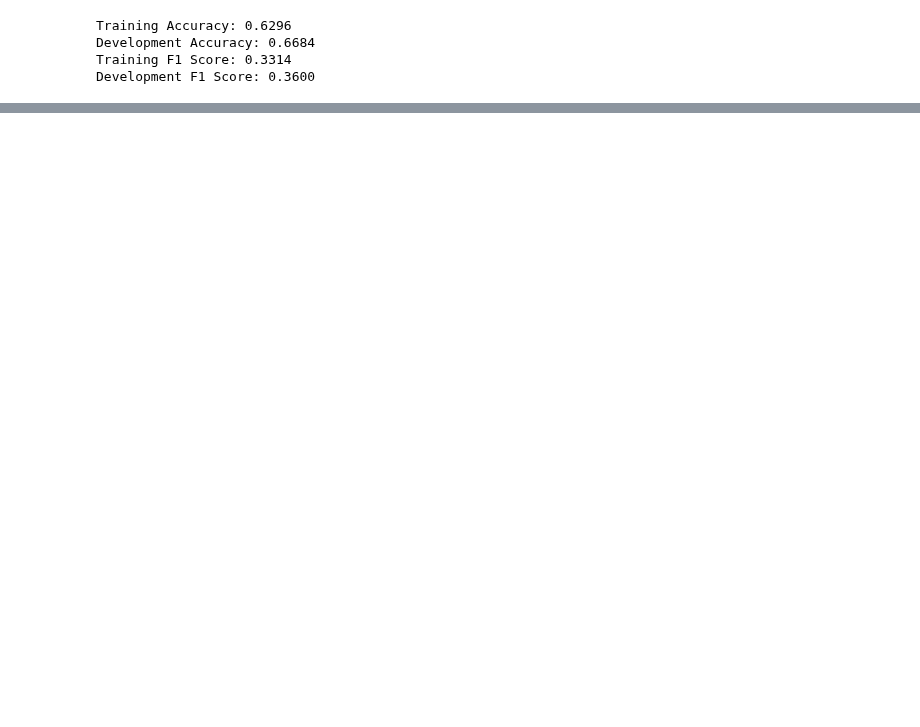
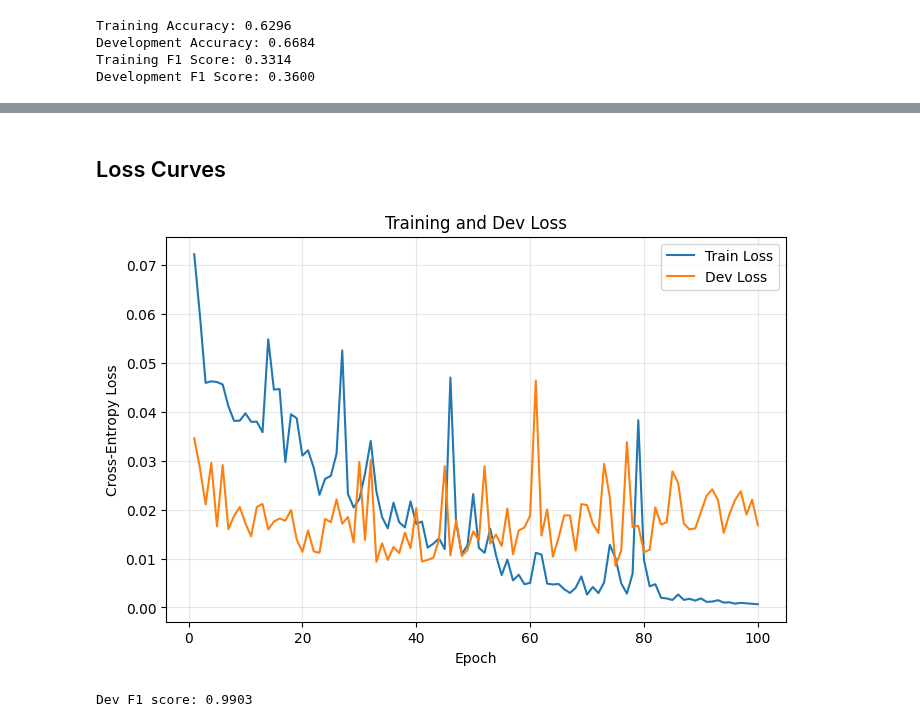
Before and after one commit to Twaal/applied-data-analysis-and-ml, a Jupyter notebook: Project3/code/project3.ipynb, the cells around one changed output, grey strips where cells are left out. Saved outputs shown, nothing was run; the diff lists cells and outputs as text; code cells hidden in the pictures; blank space fills up the shorter version.

```diff
--- a/Project3/code/project3.ipynb
+++ b/Project3/code/project3.ipynb
@@ -165,0 +415,43 @@ Development F1 Score: 0.3600
+# %% [markdown]
+## Loss Curves
+# %%
+# Plot training and dev loss curves
+import matplotlib.pyplot as plt
+
+if len(train_losses) and len(dev_losses):
+    epochs_range = list(range(1, len(train_losses) + 1))
+    plt.figure(figsize=(8, 5))
+    plt.plot(epochs_range, train_losses, label='Train Loss')
+    plt.plot(epochs_range, dev_losses, label='Dev Loss')
+    plt.xlabel('Epoch')
+    plt.ylabel('Cross-Entropy Loss')
+    plt.title('Training and Dev Loss')
+    plt.legend()
+    plt.grid(True, alpha=0.3)
+    plt.show()
+else:
+    print("No recorded losses found. Run the training cell first.")
+# %% [output]
+[figure, added]
+# %%
+# Evaluate F1 score on the dev set
+from sklearn.metrics import f1_score
+import numpy as np
+
+model.eval()
+y_true, y_hat = [], []
+with torch.no_grad():
+    for xb, yb in dev_loader:
+        xb = xb.to(device)
+        logits = model(xb)
+        preds = logits.argmax(dim=1).cpu().numpy()
+        y_hat.append(preds)
+        y_true.append(yb.numpy())
+
+y_true = np.concatenate(y_true)
+y_hat = np.concatenate(y_hat)
+
+dev_f1 = f1_score(y_true, y_hat)
+print(f"Dev F1 score: {dev_f1:.4f}")
+# %% [output]
+Dev F1 score: 0.9903
```
Also changed, not shown: parts of 11 cells of this notebook.
